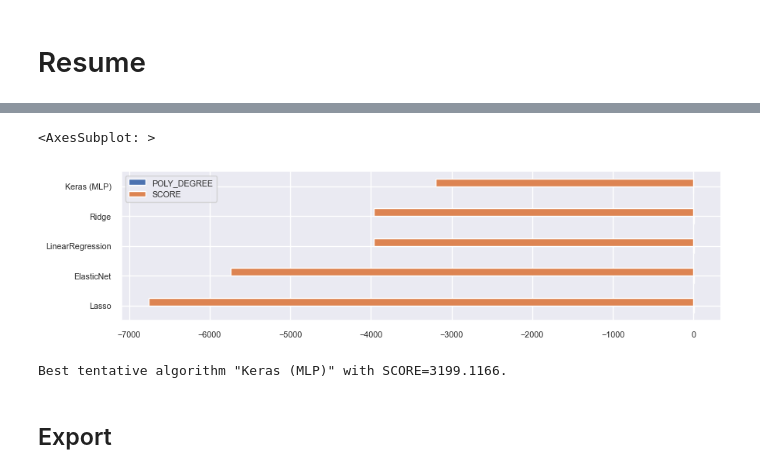
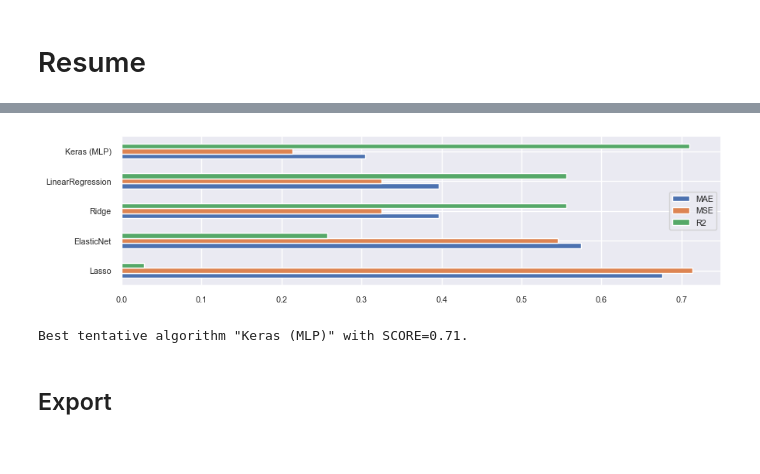
Before and after one commit to kike1985/Machine-Learning, a Jupyter notebook: 0103_Regression_Vehicles_Price.ipynb, the cells around one changed output, grey strips where cells are left out. Saved outputs shown, nothing was run; the diff lists cells and outputs as text; code cells hidden in the pictures.

```diff
--- a/0103_Regression_Vehicles_Price.ipynb
+++ b/0103_Regression_Vehicles_Price.ipynb
@@ -1987,8 +1903,7 @@ pipe = Pipeline(steps=[('transformer', VehiclesDataTransformer()),
 
 target_transformer = MinMaxScaler(feature_range=(0, 1))
 
-keras_estimator = MyTransformedTargetRegressor(regressor=pipe,
-                                               target_transformer=target_transformer)
+keras_estimator = MyTransformedTargetRegressor(regressor=pipe, target_transformer=target_transformer)
 
 X_val = data_transf.fit_transform(X=X_test)
 X_val = outlier_transf.fit_transform(X=X_val)
@@ -1999,7 +1914,6 @@ y_test_re = np.reshape(y_test.values, (-1, 1))
 y_val = target_transformer.fit_transform(y_test_re)
 
 keras_estimator.fit(X_train, y_train, model__batch_size=64, model__epochs=20, model__verbose=1,
-                    model__shuffle=True, model__callbacks=[],
-                    model__validation_data=(X_val, y_val))
+                    model__shuffle=True, model__callbacks=[], model__validation_data=(X_val, y_val))
 # %% [output]
 Epoch 1/20
@@ -2110,4 +1992,0 @@ MyTransformedTargetRegressor(regressor=Pipeline(steps=[('transformer',
-# %%
-results.loc['Keras (MLP)'] = {'TYPE': 'DL', 'POLY_DEGREE': None, 'SCORE': -mae_test,
-                              'ESTIMATOR': keras_estimator}
-results
@@ -2120,0 +1993,10 @@ results
+# %%
+y_pred = keras_estimator.predict(X=X_train)
+
+mae = round(mean_absolute_error(y_train, y_pred), 4)
+mse = round(mean_squared_error(y_train, y_pred), 4)
+r2 = round(r2_score(y_train, y_pred), 4)
+
+results.loc['Keras (MLP)'] = {'TYPE': 'DL', 'POLY_DEGREE': None, 'MAE': -mae, 'MSE': -mse, 'R2': r2,
+                              'ESTIMATOR': keras_estimator}
+results
@@ -2121,6 +2010,6 @@ results
 # %% [markdown]
 # Resume
 # %%
-results_sort = results.sort_values(by=['SCORE'], ascending=[False])
+results_sort = results.sort_values(by=['R2'], ascending=[False])
 results_sort
 # %% [output]
@@ -2133,14 +2022,20 @@ results_sort
 # %%
 plt.rc('figure', figsize=(10, results_sort.shape[0]*.5))
-results_sort[::-1].plot.barh(rot=0)
+
+# Se escalan los datos para su mejor visulización.
+results_sort_scaled = results_sort.copy()
+results_sort_scaled.drop(labels='POLY_DEGREE', axis=1, inplace=True)
+results_sort_scaled.MAE = results_sort_scaled.MAE / 10000 * -1
+results_sort_scaled.MSE = results_sort_scaled.MSE / 100000000 * -1
+
+results_sort_scaled[::-1].plot.barh(rot=0)
+del results_sort_scaled
 # %% [output]
-<AxesSubplot: >
-[figure, old version]
+[figure, new version]
 # %%
-print(
-    f'Best tentative algorithm "{results_sort.iloc[0].name}" with SCORE={-results_sort.iloc[0].SCORE}.')
+print(f'Best tentative algorithm "{results_sort.iloc[0].name}" with SCORE={results_sort.iloc[0].R2}.')
 # %% [output]
-Best tentative algorithm "Keras (MLP)" with SCORE=3199.1166.
+Best tentative algorithm "Keras (MLP)" with SCORE=0.71.
 # %%
 best_sklearn_model = results_sort[results_sort.TYPE == 'ML'].iloc[0].ESTIMATOR
 best_keras_model = results_sort[results_sort.TYPE == 'DL'].iloc[0].ESTIMATOR
```
Also changed, not shown: parts of 60 cells of this notebook, 2 other files.
